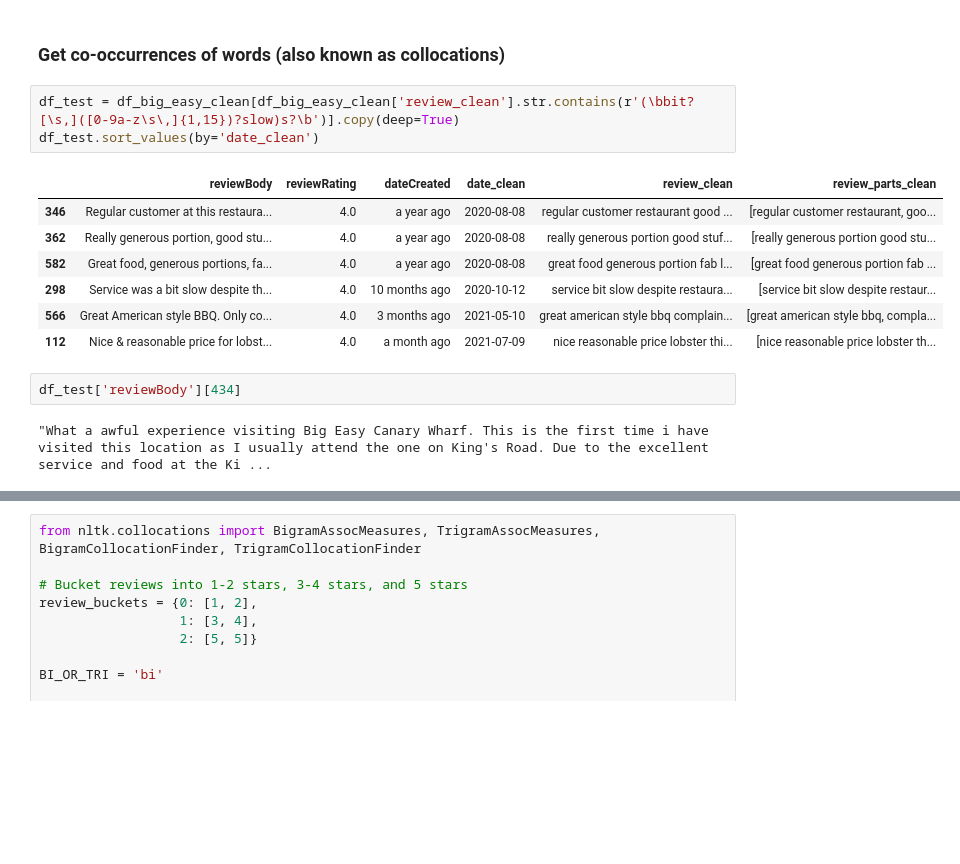
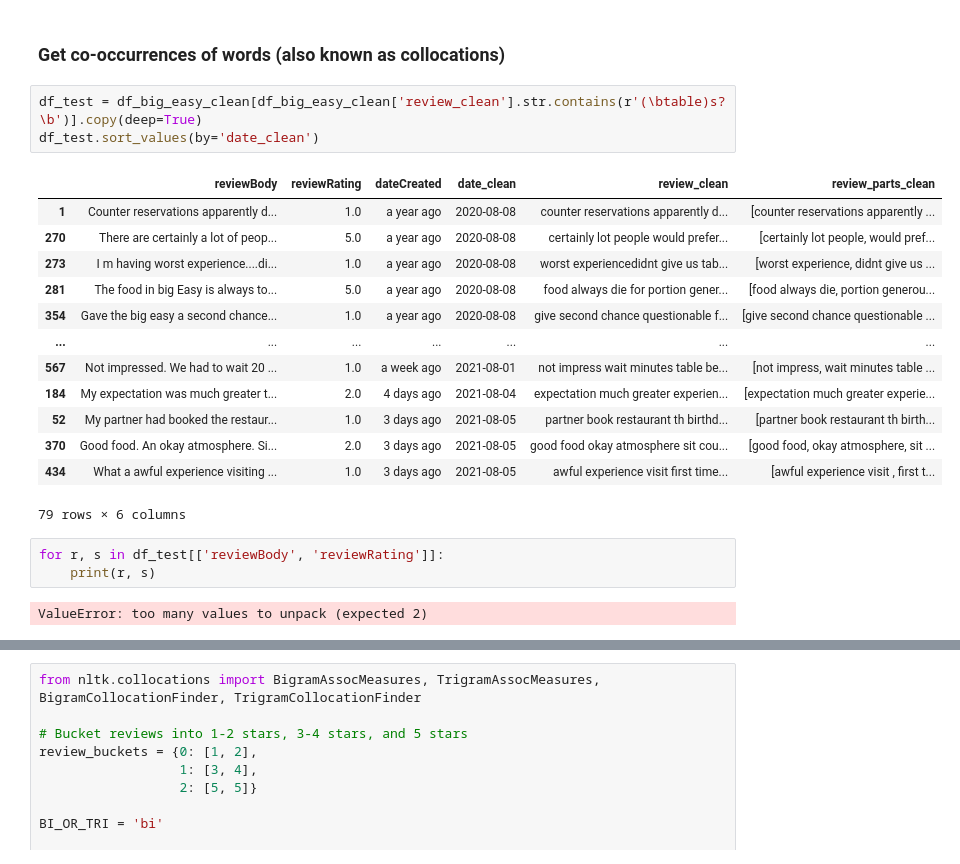
Before and after one commit to jack-cook-repo/reviews-tool, a Jupyter notebook: notebooks/Big Easy CW Reviews (Google cleaned data).ipynb, the cells around one changed output, grey strips where cells are left out. Cells and saved outputs as stored; diff of their text form; blank space fills up the shorter version.

```diff
--- a/notebooks/Big Easy CW Reviews (Google cleaned data).ipynb
+++ b/notebooks/Big Easy CW Reviews (Google cleaned data).ipynb
@@ -386,17 +357,24 @@ pd.DataFrame(dict_combos.items(), columns=['n_gram', 'count']).query('count>5').
 # %% [markdown]
 ### Get co-occurrences of words (also known as collocations)
 # %%
-df_test = df_big_easy_clean[df_big_easy_clean['review_clean'].str.contains(r'(\bbit?[\s,]([0-9a-z\s\,]{1,15})?slow)s?\b')].copy(deep=True)
+df_test = df_big_easy_clean[df_big_easy_clean['review_clean'].str.contains(r'(\btable)s?\b')].copy(deep=True)
 df_test.sort_values(by='date_clean')
 # %% [output]
 |  | reviewBody | reviewRating | dateCreated | date_clean | review_clean | review_parts_clean |
-| 346 | Regular customer at this restaura... | 4.0 | a year ago | 2020-08-08 | regular customer restaurant good ... | [regular customer restaurant, goo... |
-| 362 | Really generous portion, good stu... | 4.0 | a year ago | 2020-08-08 | really generous portion good stuf... | [really generous portion good stu... |
-| 582 | Great food, generous portions, fa... | 4.0 | a year ago | 2020-08-08 | great food generous portion fab l... | [great food generous portion fab ... |
-| 298 | Service was a bit slow despite th... | 4.0 | 10 months ago | 2020-10-12 | service bit slow despite restaura... | [service bit slow despite restaur... |
-| 566 | Great American style BBQ. Only co... | 4.0 | 3 months ago | 2021-05-10 | great american style bbq complain... | [great american style bbq, compla... |
-| 112 | Nice & reasonable price for lobst... | 4.0 | a month ago | 2021-07-09 | nice reasonable price lobster thi... | [nice reasonable price lobster th... |
+| 1 | Counter reservations apparently d... | 1.0 | a year ago | 2020-08-08 | counter reservations apparently d... | [counter reservations apparently ... |
+| 270 | There are certainly a lot of peop... | 5.0 | a year ago | 2020-08-08 | certainly lot people would prefer... | [certainly lot people, would pref... |
+| 273 | I m having worst experience....di... | 1.0 | a year ago | 2020-08-08 | worst experiencedidnt give us tab... | [worst experience, didnt give us ... |
+| 281 | The food in big Easy is always to... | 5.0 | a year ago | 2020-08-08 | food always die for portion gener... | [food always die, portion generou... |
+| 354 | Gave the big easy a second chance... | 1.0 | a year ago | 2020-08-08 | give second chance questionable f... | [give second chance questionable ... |
+| ... | ... | ... | ... | ... | ... | ... |
+| 567 | Not impressed. We had to wait 20 ... | 1.0 | a week ago | 2021-08-01 | not impress wait minutes table be... | [not impress, wait minutes table ... |
+| 184 | My expectation was much greater t... | 2.0 | 4 days ago | 2021-08-04 | expectation much greater experien... | [expectation much greater experie... |
+| 52 | My partner had booked the restaur... | 1.0 | 3 days ago | 2021-08-05 | partner book restaurant th birthd... | [partner book restaurant th birth... |
+| 370 | Good food. An okay atmosphere. Si... | 2.0 | 3 days ago | 2021-08-05 | good food okay atmosphere sit cou... | [good food, okay atmosphere, sit ... |
+| 434 | What a awful experience visiting ... | 1.0 | 3 days ago | 2021-08-05 | awful experience visit first time... | [awful experience visit , first t... |
+79 rows × 6 columns
-# %%
-df_test['reviewBody'][434]
-# %% [output]
-"What a awful experience visiting Big Easy Canary Wharf. This is the first time i have visited this location as I usually attend the one on King's Road. Due to the excellent service and food at the Ki ...
+# %%
+for r, s in df_test[['reviewBody', 'reviewRating']]:
+    print(r, s)
+# %% [output]
+ValueError: too many values to unpack (expected 2)
```
Also changed, not shown: parts of 7 cells of this notebook, 2 other files.
